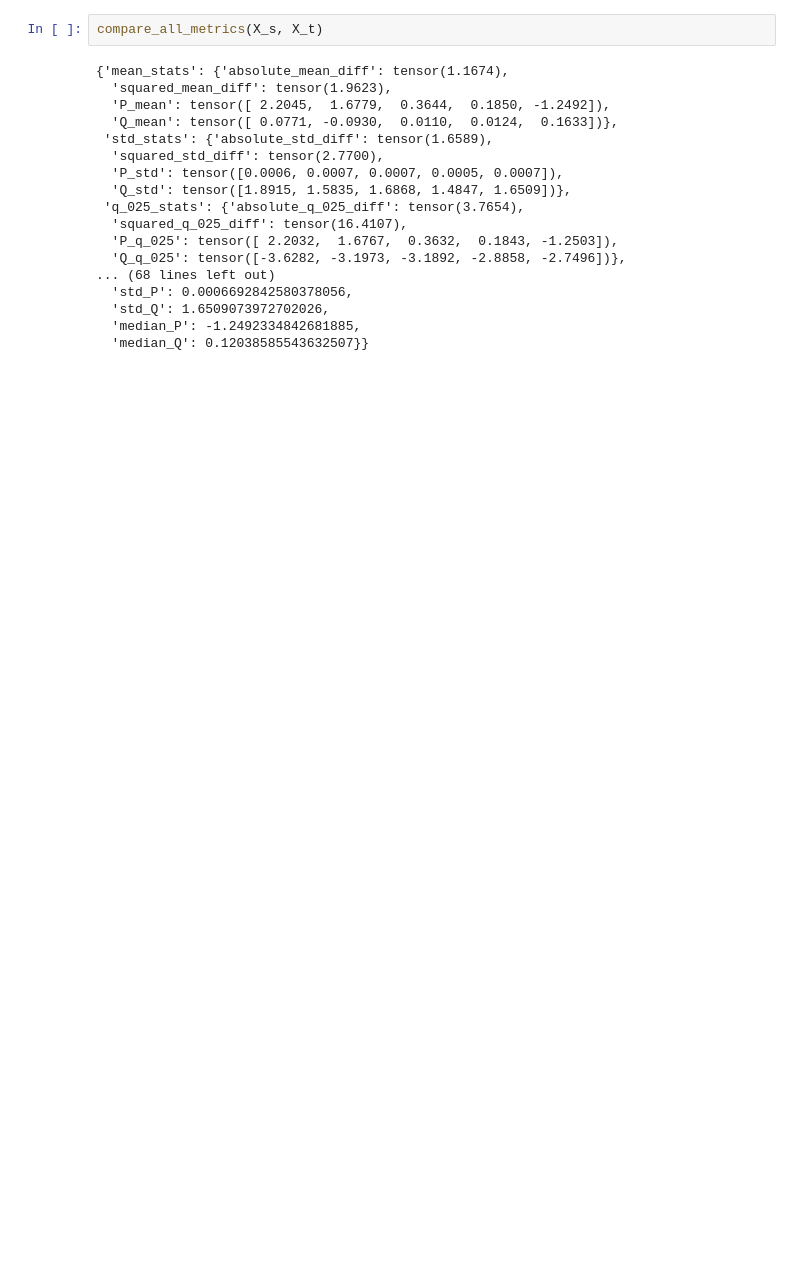
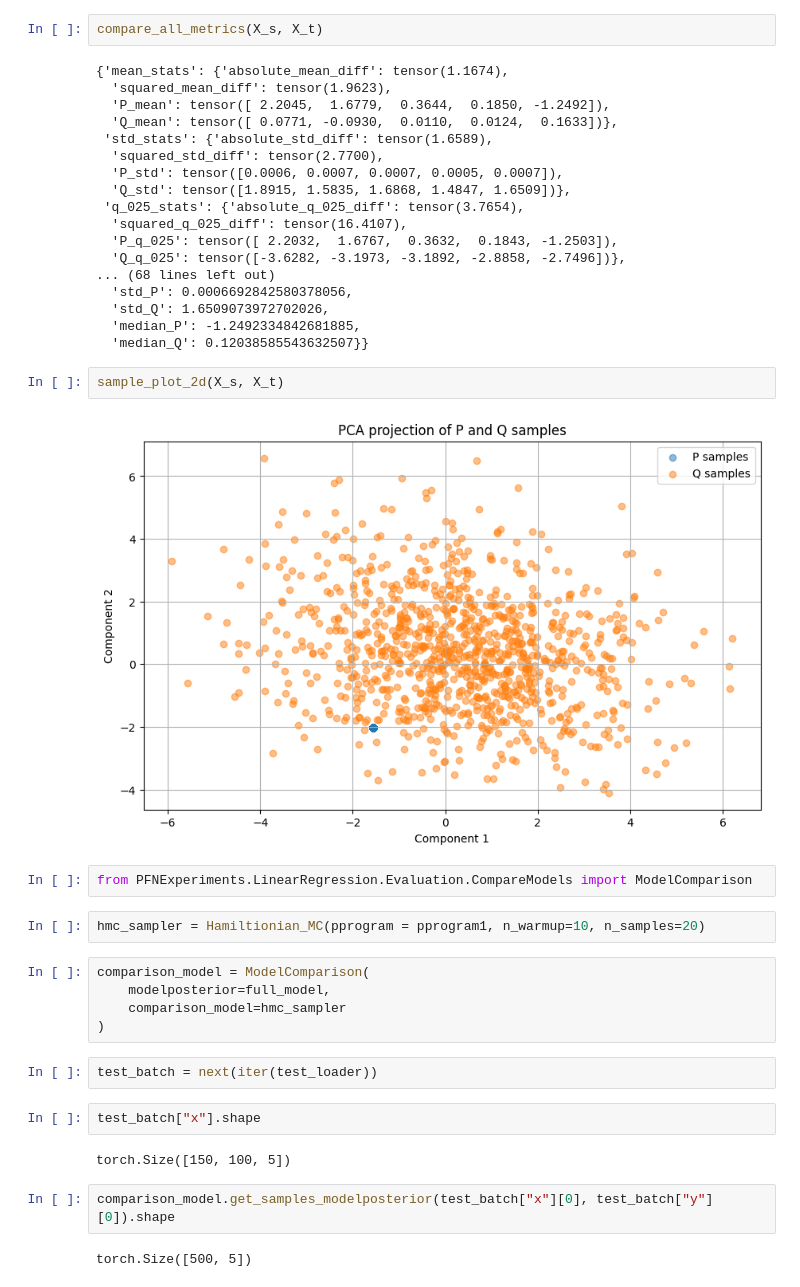
Before and after one commit to ArikReuter/ICL_for_Full_Bayesian_Inference, a Jupyter notebook: Training/Test_Trainer.ipynb, the cells around one changed output. Cells and saved outputs as stored; diff of their text form; blank space fills up the shorter version.

```diff
--- a/Training/Test_Trainer.ipynb
+++ b/Training/Test_Trainer.ipynb
@@ -341,3 +355,26 @@ compare_all_metrics(X_s, X_t)
   'std_Q': 1.6509073972702026,
   'median_P': -1.2492334842681885,
   'median_Q': 0.12038585543632507}}
+# %%
+sample_plot_2d(X_s, X_t)
+# %% [output]
+[figure, added]
+# %%
+from PFNExperiments.LinearRegression.Evaluation.CompareModels import ModelComparison
+# %%
+hmc_sampler = Hamiltionian_MC(pprogram = pprogram1, n_warmup=10, n_samples=20)
+# %%
+comparison_model = ModelComparison(
+    modelposterior=full_model,
+    comparison_model=hmc_sampler
+)
+# %%
+test_batch = next(iter(test_loader))
+# %%
+test_batch["x"].shape
+# %% [output]
+torch.Size([150, 100, 5])
+# %%
+comparison_model.get_samples_modelposterior(test_batch["x"][0], test_batch["y"][0]).shape
+# %% [output]
+torch.Size([500, 5])
```
Also changed, not shown: parts of 12 cells of this notebook, 1 other file.
